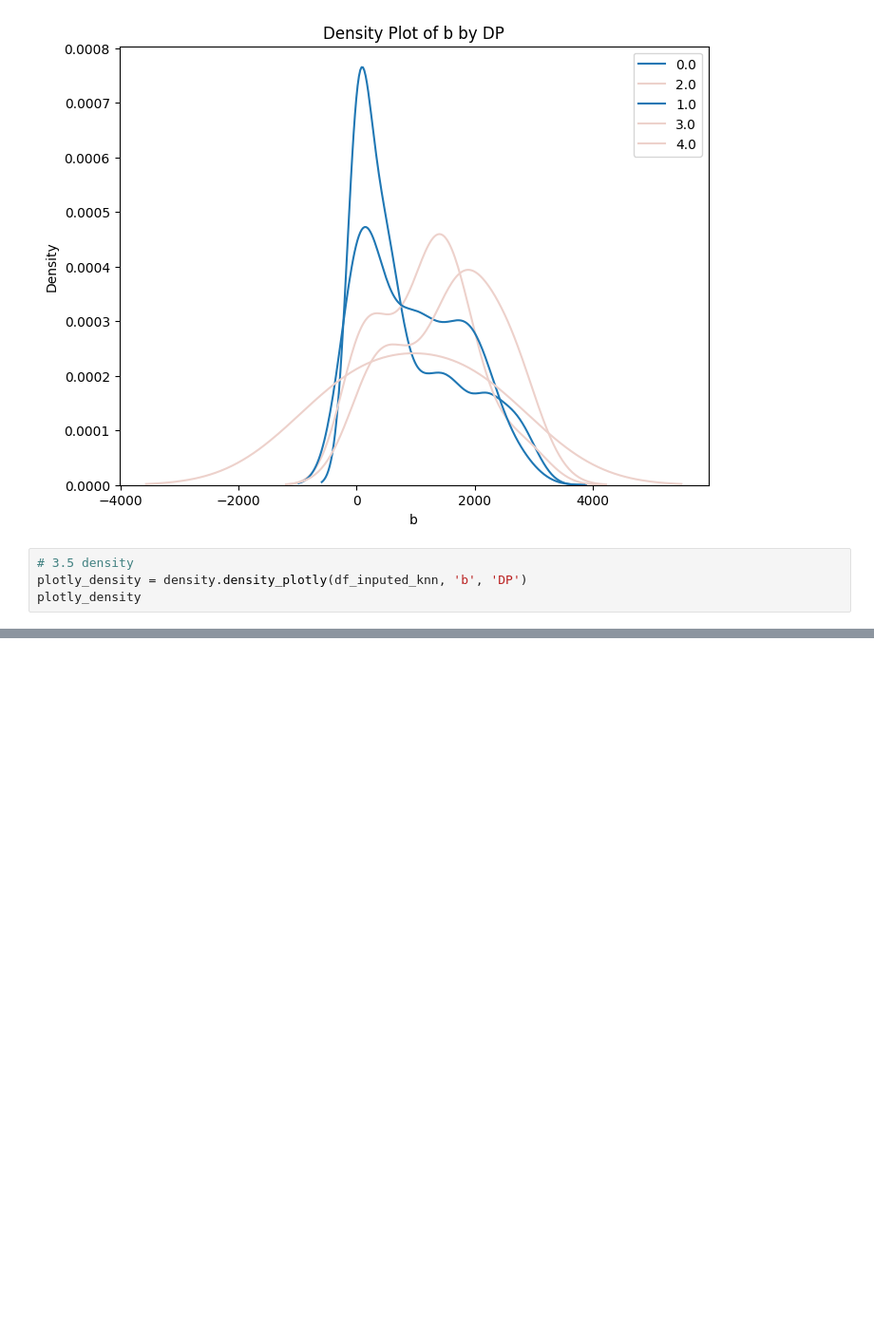
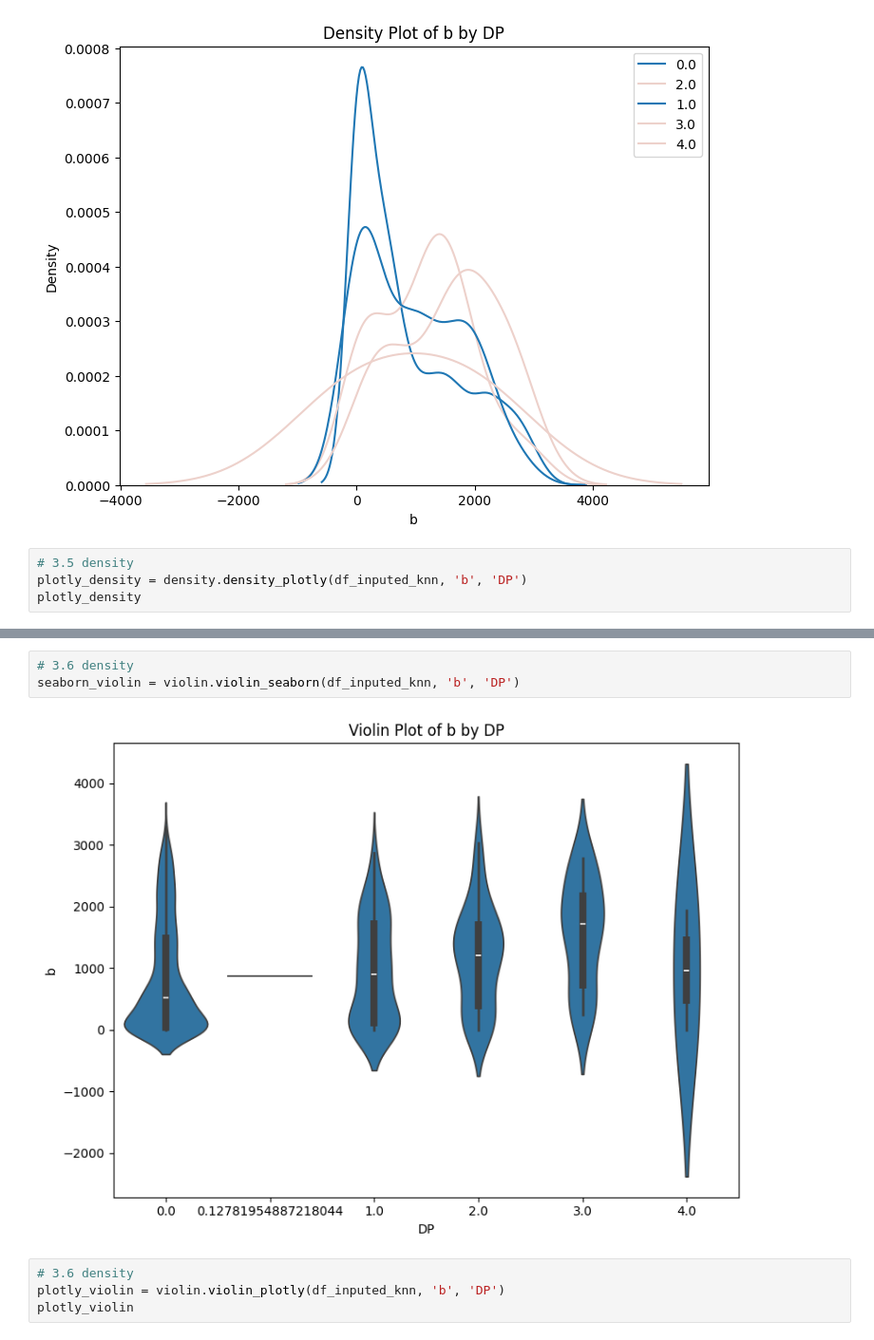
Before and after one commit to aletss/diplomado_cdc_m1_p3, a Jupyter notebook: notebooks/examples.ipynb, the cells around one changed output, grey strips where cells are left out. Shown at 95% size. Drawn from its saved outputs; the diff is of its cells as text; blank space fills up the shorter version.

```diff
--- a/notebooks/examples.ipynb
+++ b/notebooks/examples.ipynb
@@ -303,0 +309,9 @@ plotly_density
+# %%
+# 3.6 density
+seaborn_violin = violin.violin_seaborn(df_inputed_knn, 'b', 'DP')
+# %% [output]
+[figure, added]
+# %%
+# 3.6 density
+plotly_violin = violin.violin_plotly(df_inputed_knn, 'b', 'DP')
+plotly_violin
```
Also changed, not shown: parts of 2 cells of this notebook, 1 other file.
